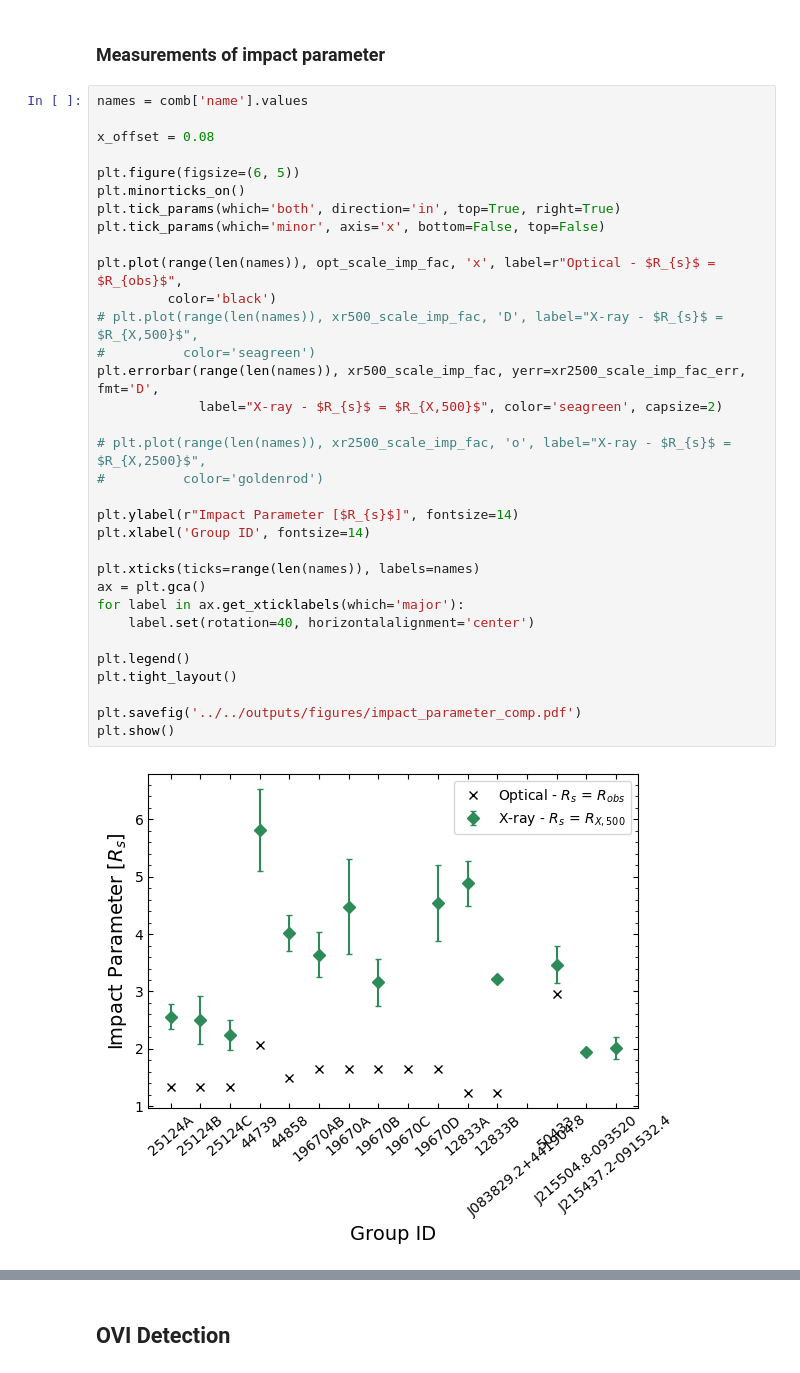
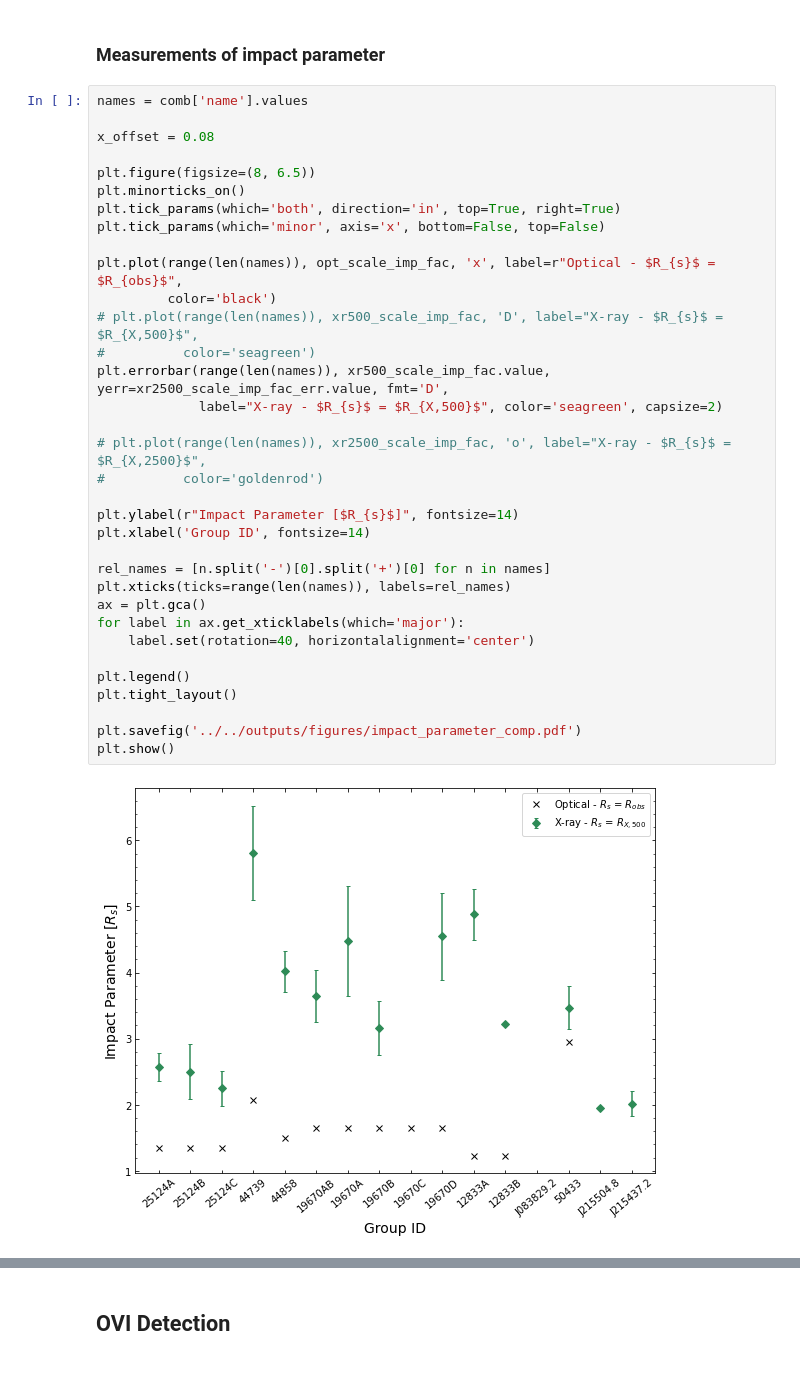
Before and after one commit to DavidT3/OVI_groups, a Jupyter notebook: notebooks/results_analyses/detection_impact_parameter.ipynb, the cells around one changed output, grey strips where cells are left out. Drawn from its saved outputs; the diff is of its cells as text.

Commit message:
Adding a bunch of remade plots

```diff
--- a/notebooks/results_analyses/detection_impact_parameter.ipynb
+++ b/notebooks/results_analyses/detection_impact_parameter.ipynb
@@ -367,37 +367,38 @@ plt.show()
 names = comb['name'].values
 
 x_offset = 0.08
 
-plt.figure(figsize=(6, 5))
+plt.figure(figsize=(8, 6.5))
 plt.minorticks_on()
 plt.tick_params(which='both', direction='in', top=True, right=True)
 plt.tick_params(which='minor', axis='x', bottom=False, top=False)
 
 plt.plot(range(len(names)), opt_scale_imp_fac, 'x', label=r"Optical - $R_{s}$ = $R_{obs}$",
          color='black')
 # plt.plot(range(len(names)), xr500_scale_imp_fac, 'D', label="X-ray - $R_{s}$ = $R_{X,500}$",
 #          color='seagreen')
-plt.errorbar(range(len(names)), xr500_scale_imp_fac, yerr=xr2500_scale_imp_fac_err, fmt='D',
+plt.errorbar(range(len(names)), xr500_scale_imp_fac.value, yerr=xr2500_scale_imp_fac_err.value, fmt='D',
              label="X-ray - $R_{s}$ = $R_{X,500}$", color='seagreen', capsize=2)
 
 # plt.plot(range(len(names)), xr2500_scale_imp_fac, 'o', label="X-ray - $R_{s}$ = $R_{X,2500}$",
 #          color='goldenrod')
 
 plt.ylabel(r"Impact Parameter [$R_{s}$]", fontsize=14)
 plt.xlabel('Group ID', fontsize=14)
 
-plt.xticks(ticks=range(len(names)), labels=names)
+rel_names = [n.split('-')[0].split('+')[0] for n in names]
+plt.xticks(ticks=range(len(names)), labels=rel_names)
 ax = plt.gca()
 for label in ax.get_xticklabels(which='major'):
     label.set(rotation=40, horizontalalignment='center')
 
 plt.legend()
 plt.tight_layout()
 
 plt.savefig('../../outputs/figures/impact_parameter_comp.pdf')
 plt.show()
 # %% [output]
-[figure, old version]
+[figure, new version]
 # %%
 names = comb['name'].values
 
```
Also changed, not shown: parts of 7 cells of this notebook, 10 other files.
